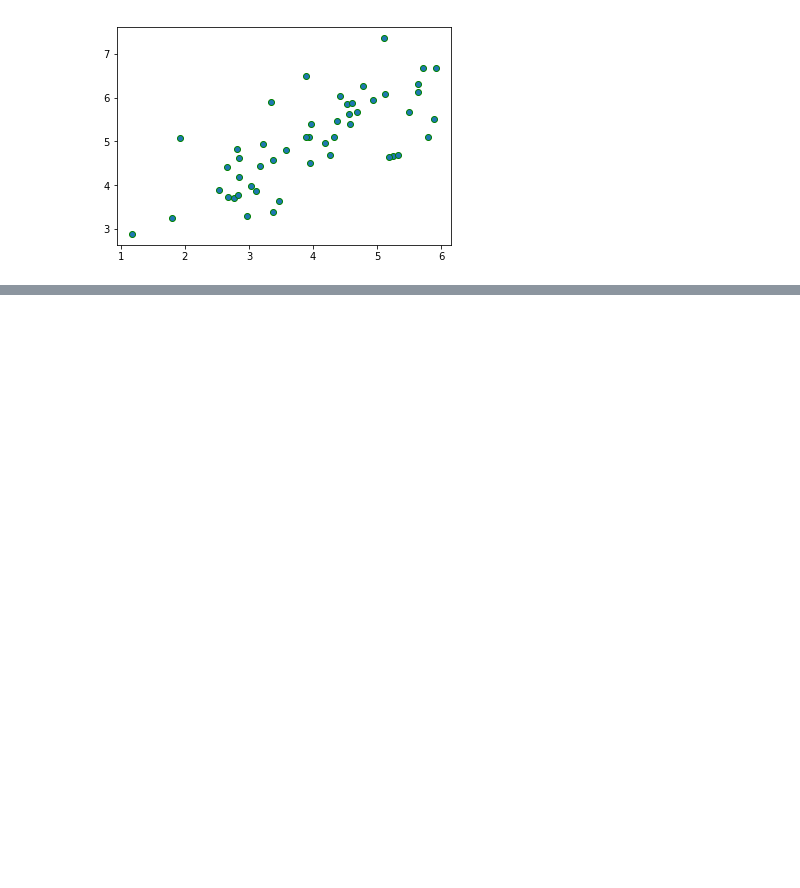
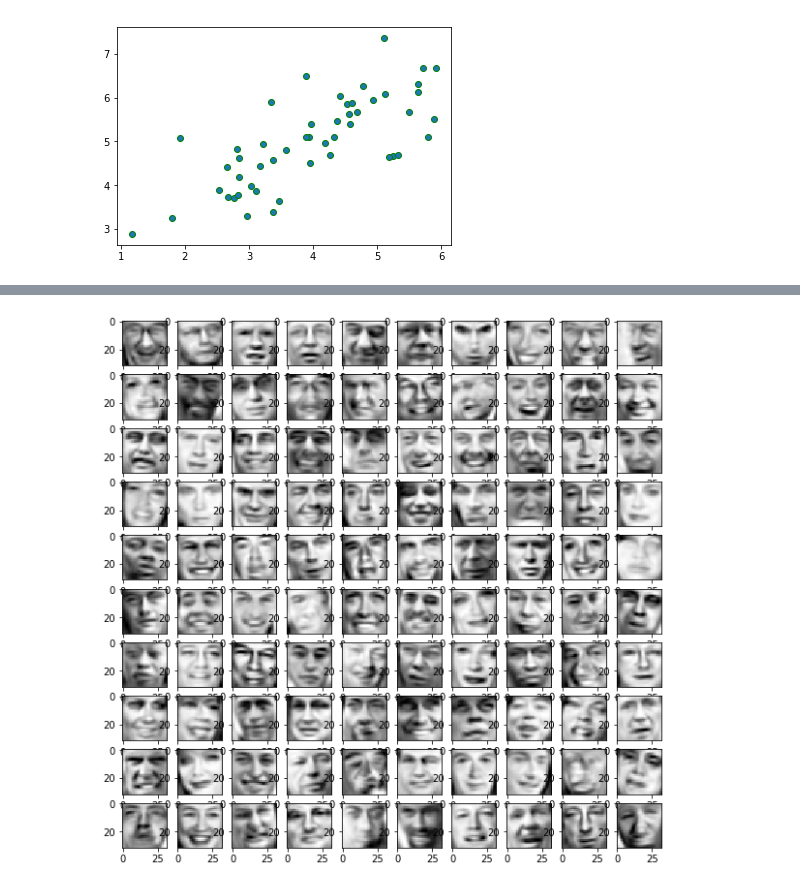
Before and after one commit to fransoaardi/coursera-ml, a Jupyter notebook: Ex07-K-means Clustering and Principal Component Analysis.ipynb, the cells around one changed output, grey strips where cells are left out. Drawn from its saved outputs; the diff is of its cells as text; code cells hidden in the pictures; blank space fills up the shorter version.

```diff
--- a/Ex07-K-means Clustering and Principal Component Analysis.ipynb
+++ b/Ex07-K-means Clustering and Principal Component Analysis.ipynb
@@ -136,0 +190,20 @@ plt.scatter(d2x[:,0],d2x[:,1],facecolors=None, edgecolors='g')
+# %%
+# first, normalize face data
+nimg_face = featureNormalize(img_face)
+# then, calculate covariance Matrix
+cvm_face = covarianceMatrix(nimg_face)
+
+# calculate eigen value (unitary matrices)
+u, s, v = linalg.svd(cvm_face, full_matrices = True, compute_uv = True)
+
+# set dimension to 100, which will get 0~99 features from unitary value
+# and it'll reduce data into 100-dimension data
+dimension = 100
+red = dimensionReduction(nimg_face, u, dimension)
+recov = recoverData(red, u, dimension)
+
+fig, axes = plt.subplots(10, 10, figsize=(10, 10))
+for i in range(100):
+    axes.flatten()[i].imshow(recov[i,:].reshape(32,32).T, cmap='Greys_r')
+# %% [output]
+[figure, added]
```
Also changed, not shown: parts of 10 cells of this notebook, 1 other file.
